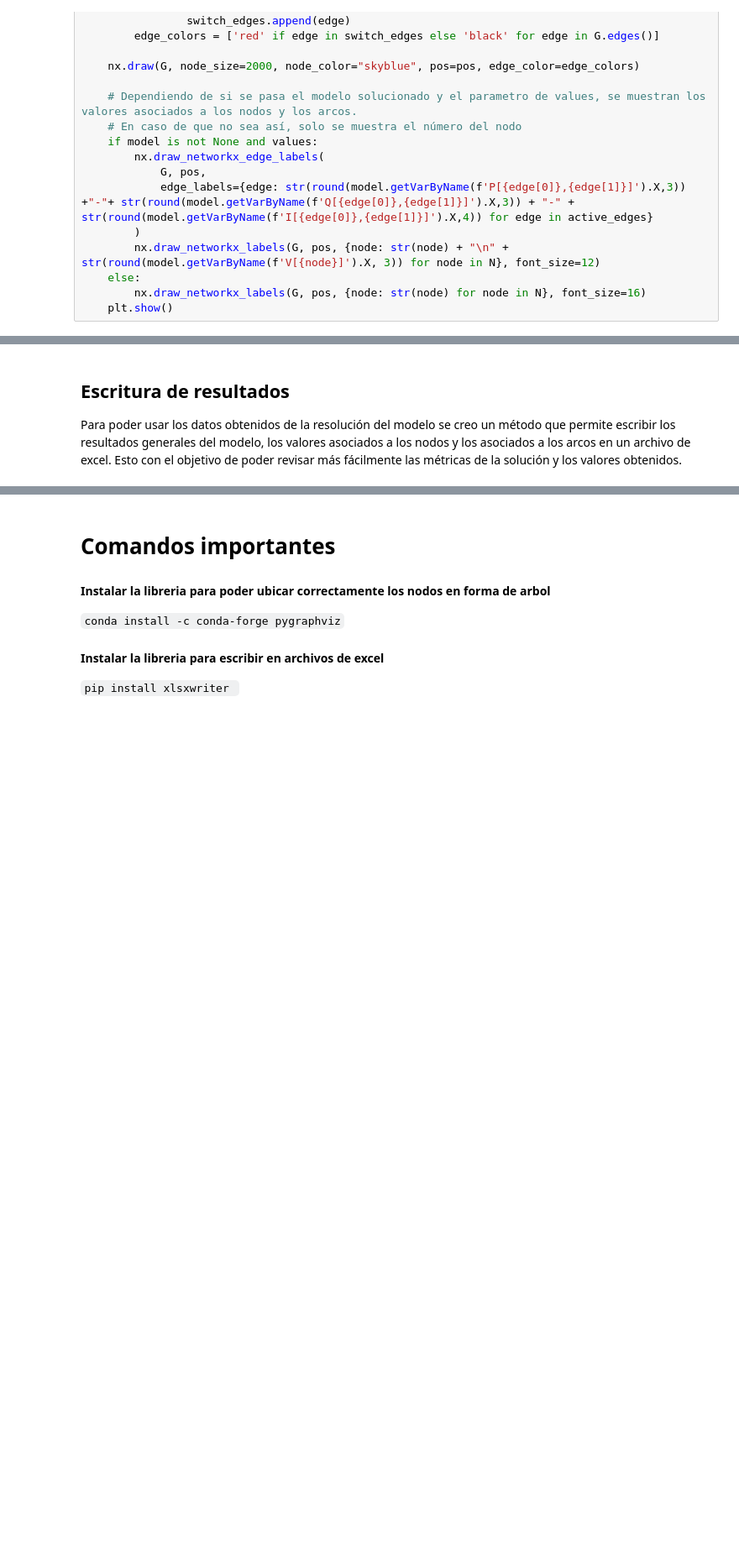
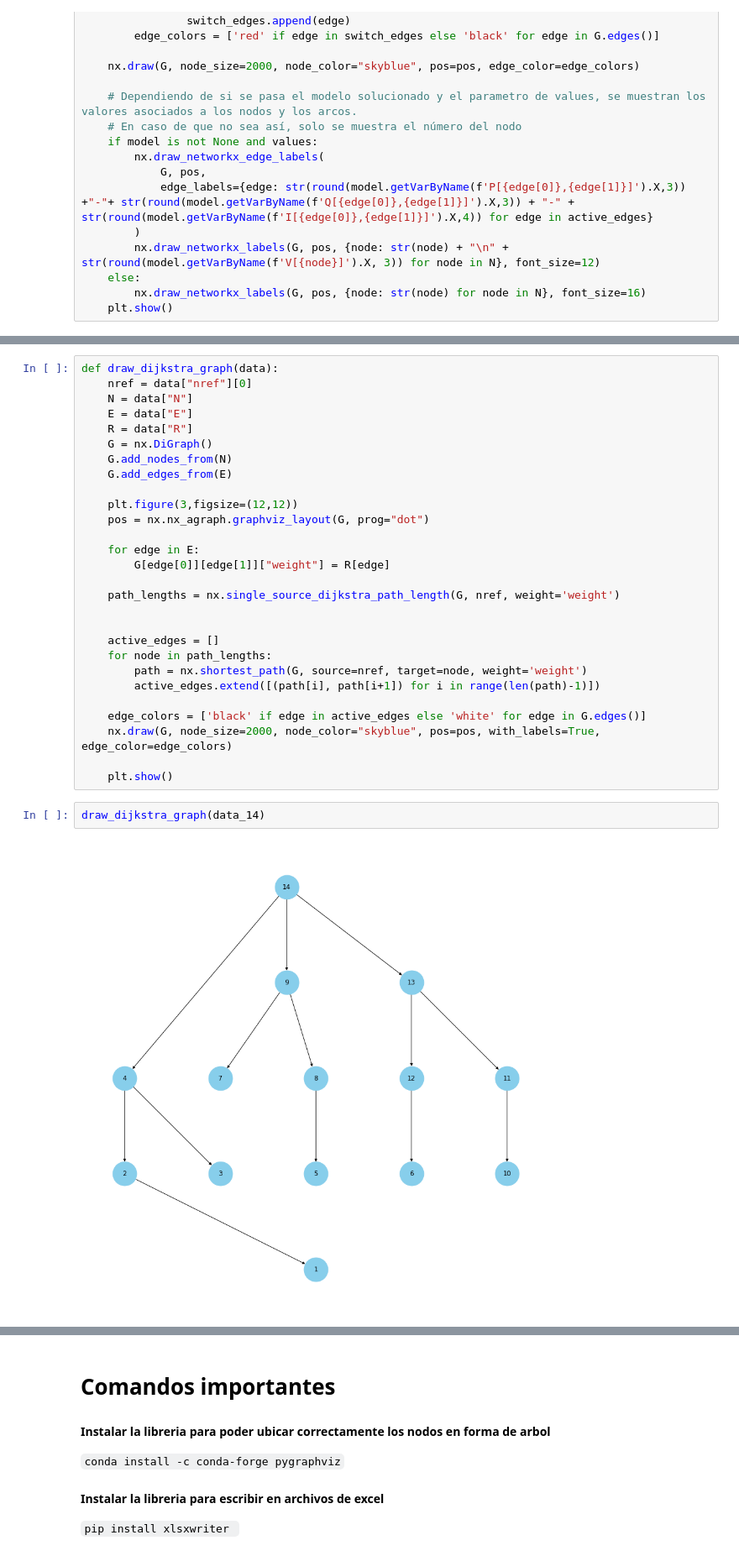
Before and after one commit to CamiloAguilarL/proyecto-flujo-redes, a Jupyter notebook: Modelo Proyecto.ipynb, the cells around one changed output, grey strips where cells are left out. Shown: that part at 84% size. Cells and saved outputs as stored; diff of their text form; blank space fills up the shorter version.

```diff
--- a/Modelo Proyecto.ipynb
+++ b/Modelo Proyecto.ipynb
@@ -331,3 +973,32 @@ draw_graph(data_14, m)
-# %% [markdown]
-## Escritura de resultados
-Para poder usar los datos obtenidos de la resolución del modelo se creo un método que permite escribir los resultados generales del modelo, los valores asociados a los nodos y los asociados a los arcos en un archivo de excel. Esto con el objetivo de poder revisar más fácilmente las métricas de la solución y los valores obtenidos.
+# %%
+def draw_dijkstra_graph(data):
+    nref = data["nref"][0]
+    N = data["N"]
+    E = data["E"]
+    R = data["R"]
+    G = nx.DiGraph()
+    G.add_nodes_from(N)
+    G.add_edges_from(E)
+
+    plt.figure(3,figsize=(12,12))
+    pos = nx.nx_agraph.graphviz_layout(G, prog="dot")
+
+    for edge in E:
+        G[edge[0]][edge[1]]["weight"] = R[edge]
+
+    path_lengths = nx.single_source_dijkstra_path_length(G, nref, weight='weight')
+
+
+    active_edges = []
+    for node in path_lengths:
+        path = nx.shortest_path(G, source=nref, target=node, weight='weight')
+        active_edges.extend([(path[i], path[i+1]) for i in range(len(path)-1)])
+
+    edge_colors = ['black' if edge in active_edges else 'white' for edge in G.edges()]
+    nx.draw(G, node_size=2000, node_color="skyblue", pos=pos, with_labels=True, edge_color=edge_colors)
+
+    plt.show()
+# %%
+draw_dijkstra_graph(data_14)
+# %% [output]
+[figure, added]
```
Also changed, not shown: parts of 34 cells of this notebook.
